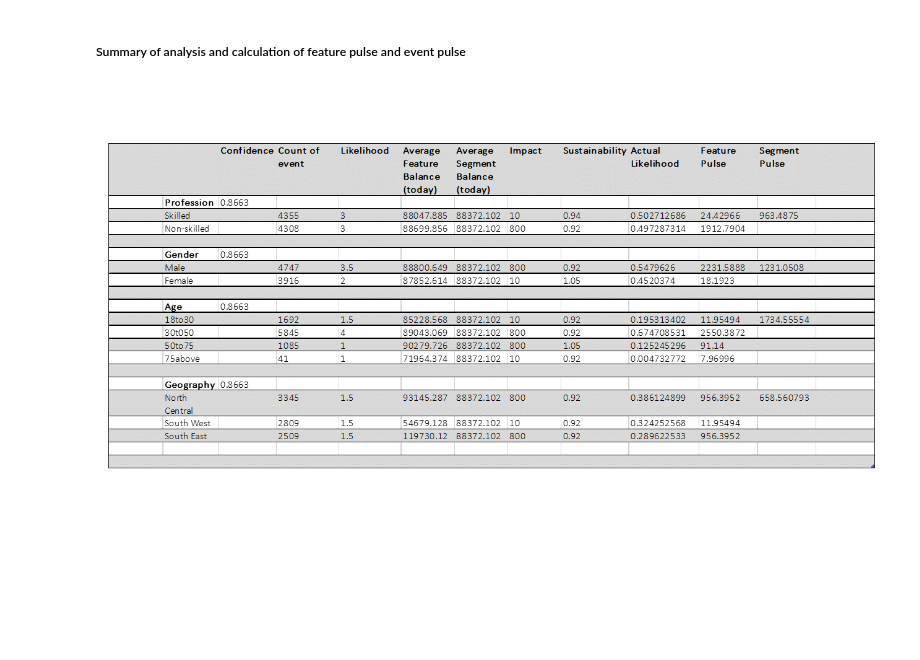
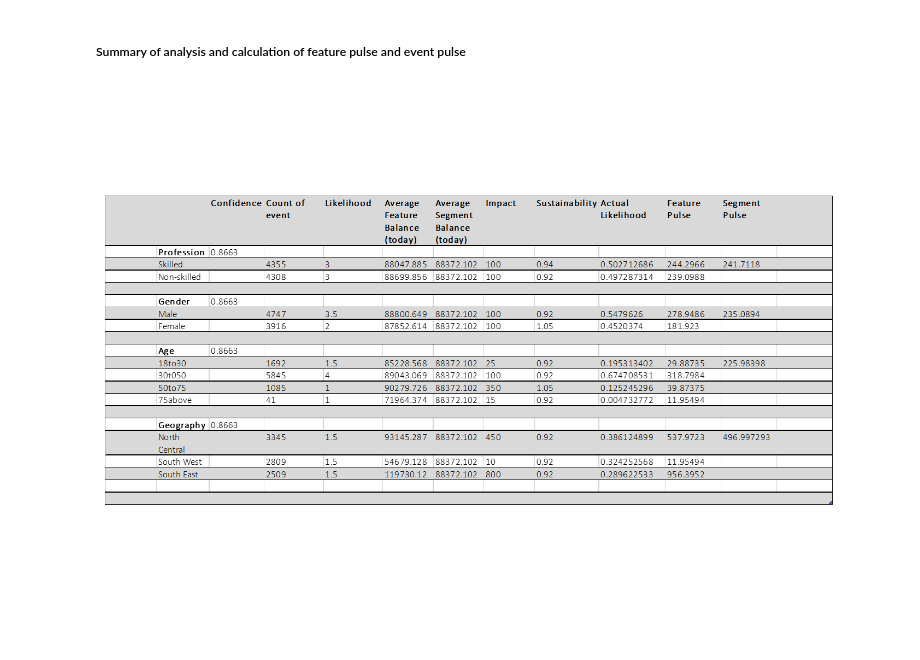
Before and after one commit to opeyemifarinde/Data-Analytics, a Jupyter notebook: Calculating_pulse_of_events_for_Towntalk_Bank_Data.ipynb, the cells around one changed output. Cells and saved outputs as stored; diff of their text form; code cells hidden in the pictures; blank space fills up the shorter version.

```diff
--- a/Calculating_pulse_of_events_for_Towntalk_Bank_Data.ipynb
+++ b/Calculating_pulse_of_events_for_Towntalk_Bank_Data.ipynb
@@ -580,8 +583,8 @@ Count of Age 75 and above is 41
 Actual likelihood of Age 75 and above is 0.0047327715571972755
 # %% [markdown]
 ##### Summary of analysis and calculation of feature pulse and event pulse
-# %%
-PATH = "C:\\Users\Brightness\Desktop\summary_sheet.png"
-Image(filename = PATH, width=1000, height=1400)
-# %% [output]
-[figure, removed]
+# %%
+from IPython.display import Image
+Image(filename="C:\\Users\Brightness\Downloads\Ope_pulse_test.png")
+# %% [output]
+[figure, added]
```
Also changed, not shown: parts of 12 cells of this notebook.
